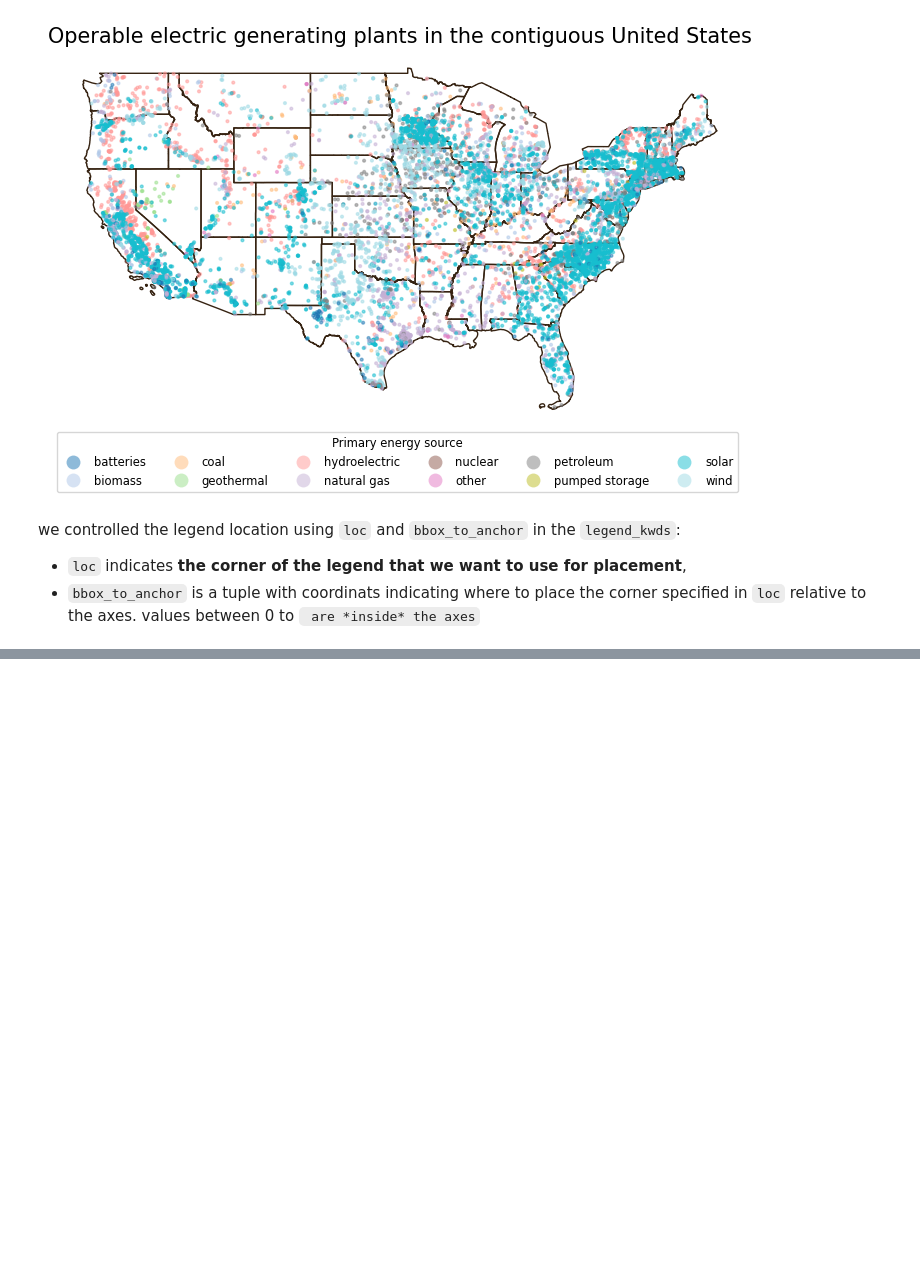
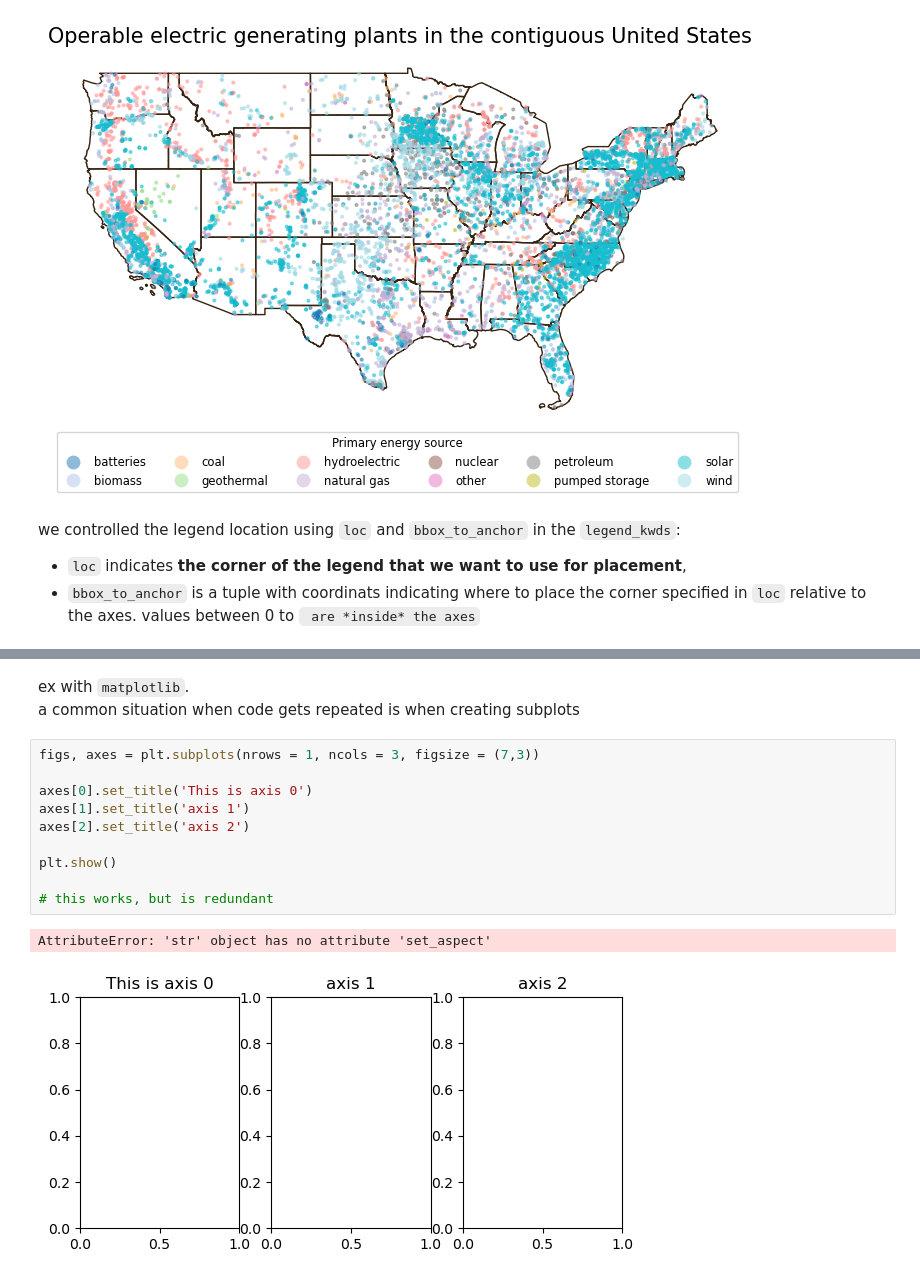
Before and after one commit to silkieMoth/eds220-2024-in-class, a Jupyter notebook: week5-csv-to-geodf.ipynb, the cells around one changed output, grey strips where cells are left out. Drawn from its saved outputs; the diff is of its cells as text; blank space fills up the shorter version.

```diff
--- a/week5-csv-to-geodf.ipynb
+++ b/week5-csv-to-geodf.ipynb
@@ -231,0 +270,16 @@ we controlled the legend location using `loc` and `bbox_to_anchor` in the `legen
+# %% [markdown]
+ex with `matplotlib`. \
+a common situation when code gets repeated is when creating subplots
+# %%
+figs, axes = plt.subplots(nrows = 1, ncols = 3, figsize = (7,3))
+
+axes[0].set_title('This is axis 0')
+axes[1].set_title('axis 1')
+axes[2].set_title('axis 2')
+
+plt.show()
+
+# this works, but is redundant
+# %% [output]
+AttributeError: 'str' object has no attribute 'set_aspect'
+[figure, added]
```
Also changed, not shown: parts of 24 cells of this notebook, 1 other file.
